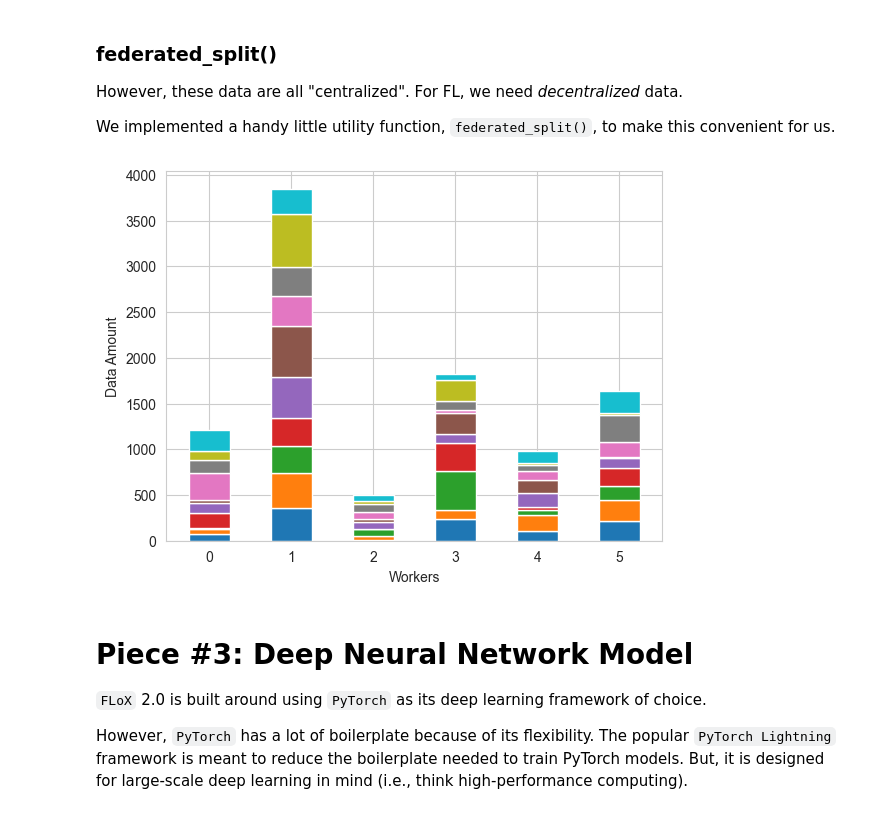
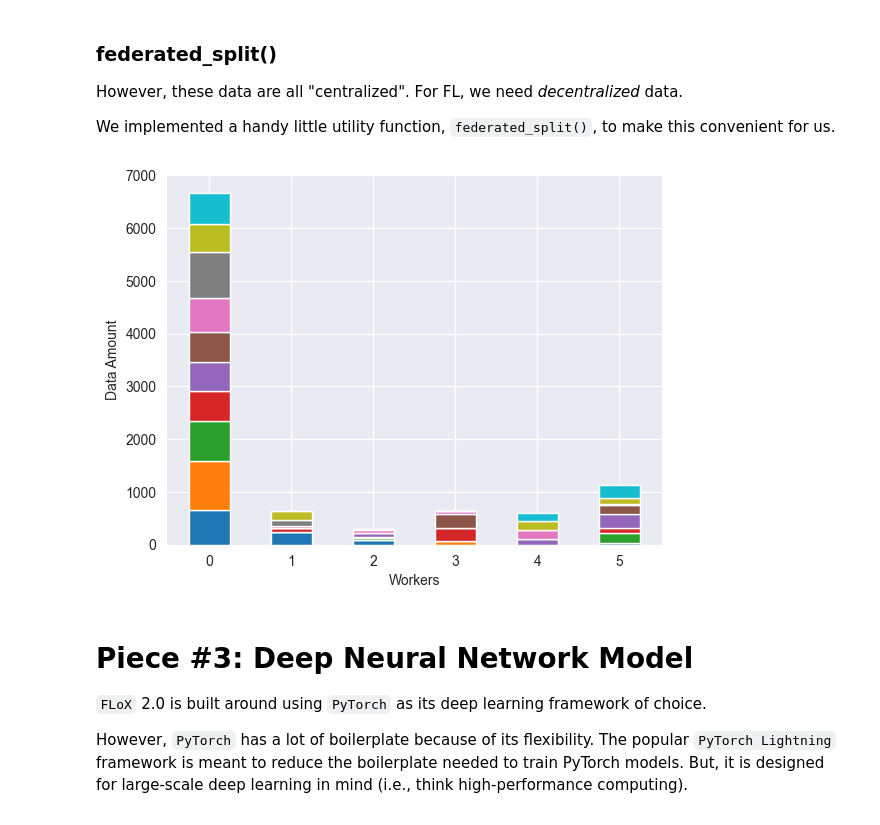
Before and after one commit to h-flox/flox, a Jupyter notebook: Rural AI Workshop Demo.ipynb, the cells around one changed output. Cells and saved outputs as stored; diff of their text form; code cells hidden in the pictures.

```diff
--- a/Rural AI Workshop Demo.ipynb
+++ b/Rural AI Workshop Demo.ipynb
@@ -56,23 +56,23 @@ We implemented a handy little utility function, `federated_split()`, to make thi
 # %%
 import os
 from flox.utils.data import federated_split, fed_barplot
 from torchvision.datasets import FashionMNIST
 from torchvision.transforms import ToTensor
 
 data = FashionMNIST(root=os.environ["TORCH_DATASETS"], download=False, train=False, transform=ToTensor())
 federated_data = federated_split(
     data,
     flock,
     10,
-    samples_alpha=1,
-    labels_alpha=1
+    samples_alpha=1.0,
+    labels_alpha=0.1
 )
 fed_barplot(federated_data, 10)
 plt.xlabel("Workers")
 plt.ylabel("Data Amount")
 plt.show()
 # %% [output]
-[figure, old version]
+[figure, new version]
 # %% [markdown]
 # Piece #3: Deep Neural Network Model
 ``FLoX`` 2.0 is built around using ``PyTorch`` as its deep learning framework of choice.
```
Also changed, not shown: parts of 2 cells of this notebook, 11 other files.
